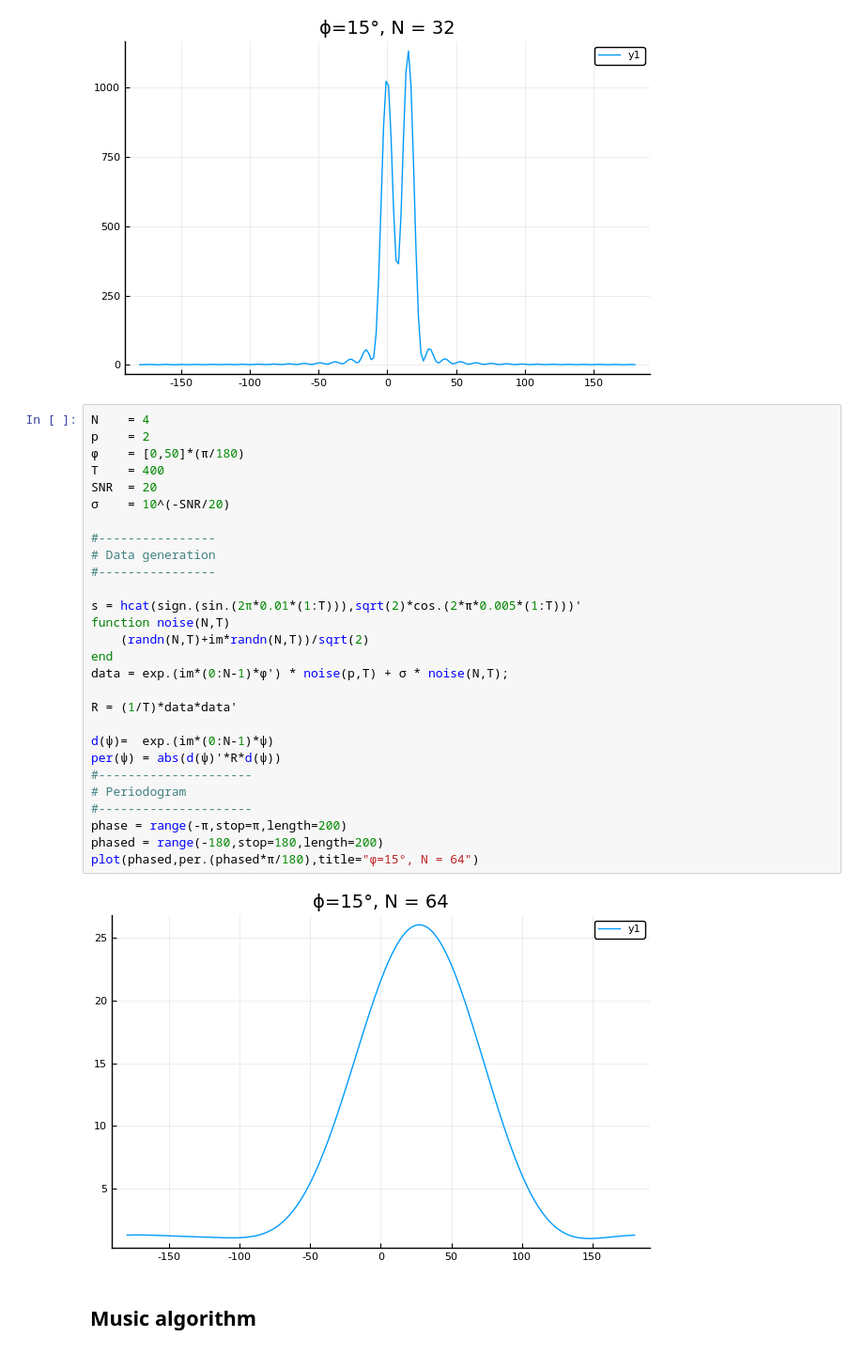
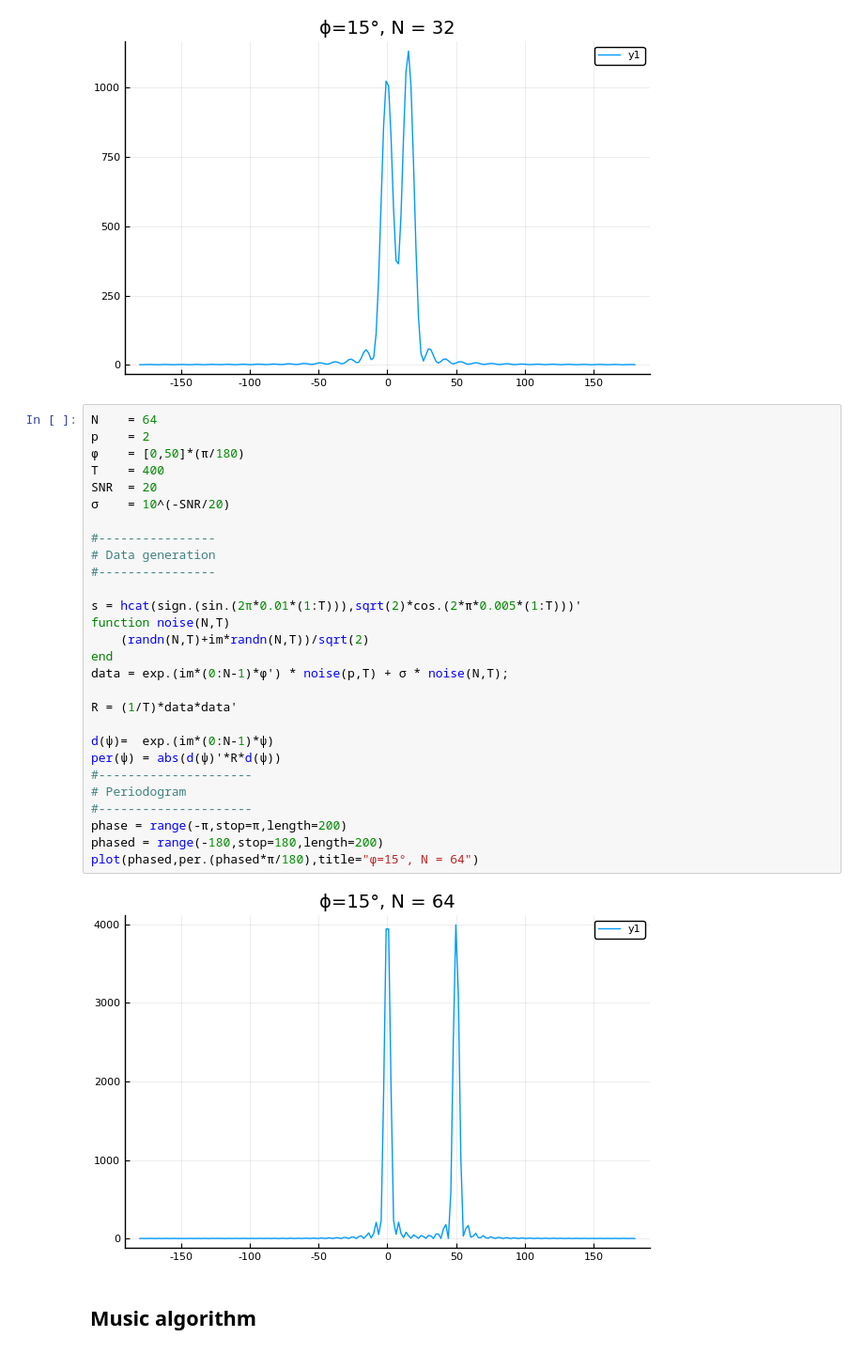
Before and after one commit to gonzaq94/Numerical-Methods-projects, a Jupyter notebook: Source localization.ipynb, the cells around one changed output. Shown: that part at 94% size. Drawn from its saved outputs; the diff is of its cells as text.

```diff
--- a/Source localization.ipynb
+++ b/Source localization.ipynb
@@ -135,35 +135,35 @@ plot(phased,per.(phased*π/180),title="ϕ=15°, N = 32")
 # %% [output]
 [figure]
 # %%
-N    = 4
+N    = 64
 p    = 2
 ϕ    = [0,50]*(π/180)
 T    = 400
 SNR  = 20
 σ    = 10^(-SNR/20)
 
 #----------------
 # Data generation
 #----------------
 
 s = hcat(sign.(sin.(2π*0.01*(1:T))),sqrt(2)*cos.(2*π*0.005*(1:T)))'
 function noise(N,T)
     (randn(N,T)+im*randn(N,T))/sqrt(2)
 end
 data = exp.(im*(0:N-1)*ϕ') * noise(p,T) + σ * noise(N,T);
 
 R = (1/T)*data*data'
 
 d(ψ)=  exp.(im*(0:N-1)*ψ)
 per(ψ) = abs(d(ψ)'*R*d(ψ))
 #---------------------
 # Periodogram
 #---------------------
 phase = range(-π,stop=π,length=200)
 phased = range(-180,stop=180,length=200)
 plot(phased,per.(phased*π/180),title="ϕ=15°, N = 64")
 # %% [output]
-[figure, old version]
+[figure, new version]
 # %% [markdown]
 ## Music algorithm
 # %%
```
Also changed, not shown: parts of 1 cell of this notebook.
